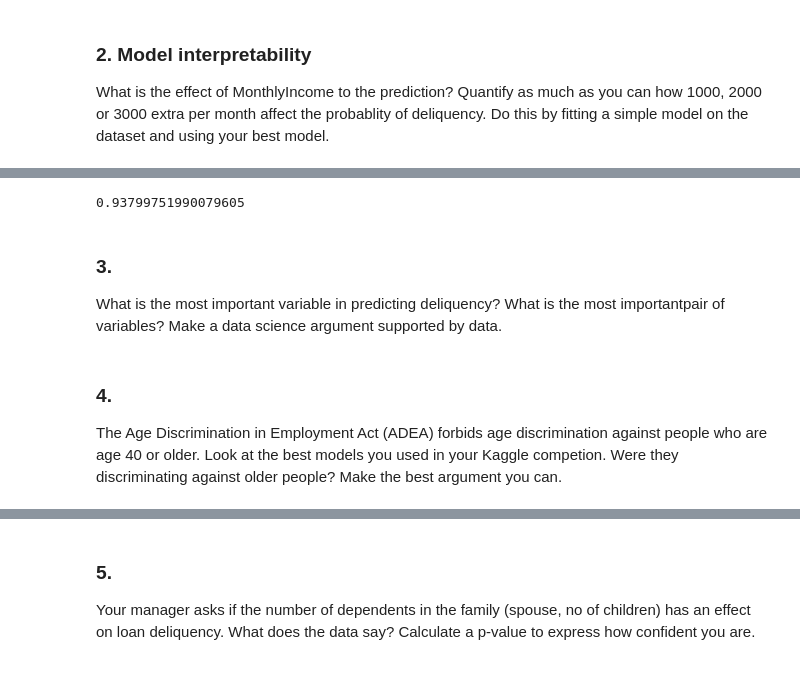
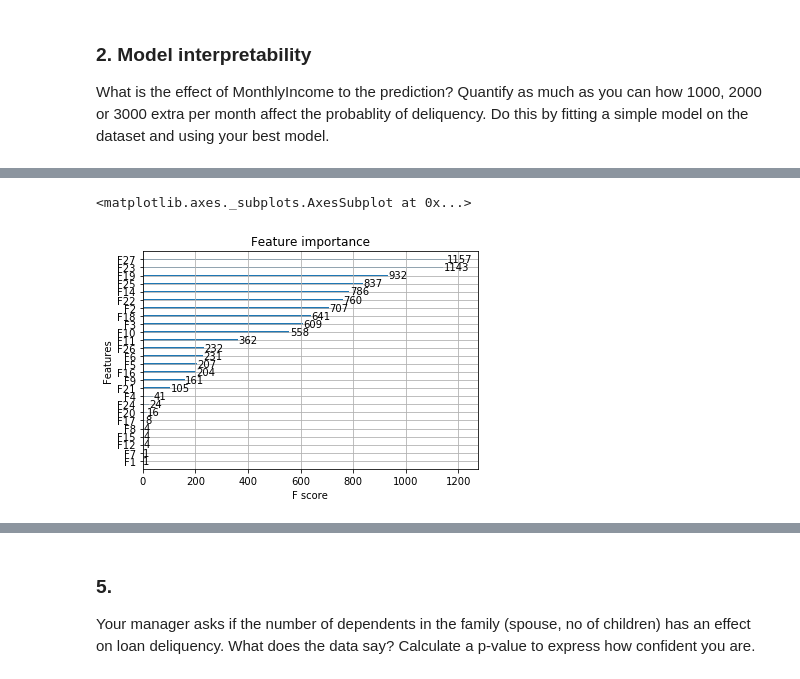
Before and after one commit to carolineeeyao/DSLAB, a Jupyter notebook: Lab7/Lab7.ipynb, the cells around one changed output, grey strips where cells are left out. Cells and saved outputs as stored; diff of their text form; code cells hidden in the pictures.

```diff
--- a/Lab7/Lab7.ipynb
+++ b/Lab7/Lab7.ipynb
@@ -118,19 +250,14 @@ testX = X[49998:]
 # %%
 xgb = XGBClassifier( learning_rate=0.01, n_estimators=5000, max_depth=3,
  min_child_weight=5, gamma=0.3, subsample=0.9, colsample_bytree=0.6,
  reg_alpha=.05,reg_lambda=50,
  objective= 'binary:logistic', scale_pos_weight=1)
 param = xgb.get_params()
 xgbtrain = xgboost.DMatrix(trainX.values,label=trainY.values)
 cv = xgboost.cv(param,xgbtrain,num_boost_round=param['n_estimators'],nfold=5,metrics='auc', early_stopping_rounds=50)
 xgb.set_params(n_estimators=cv.shape[0])
 xgb.fit(trainX,trainY,eval_metric='auc')
-xgb.score(trainX,trainY)
+xgboost.plot_importance(xgb)
 # %% [output]
-0.93799751990079605
+<matplotlib.axes._subplots.AxesSubplot at 0x...>
+[figure, added]
-# %% [markdown]
-### 3.
-What is the most important variable in predicting deliquency? What is the most importantpair of variables? Make a data science argument supported by data.
-# %% [markdown]
-### 4.
-The  Age  Discrimination  in  Employment  Act  (ADEA)  forbids  age  discrimination  against people who are age 40 or older.  Look at the best models you used in your Kaggle competion.  Were they discriminating against older people? Make the best argument you can.
```
Also changed, not shown: parts of 24 cells of this notebook.
